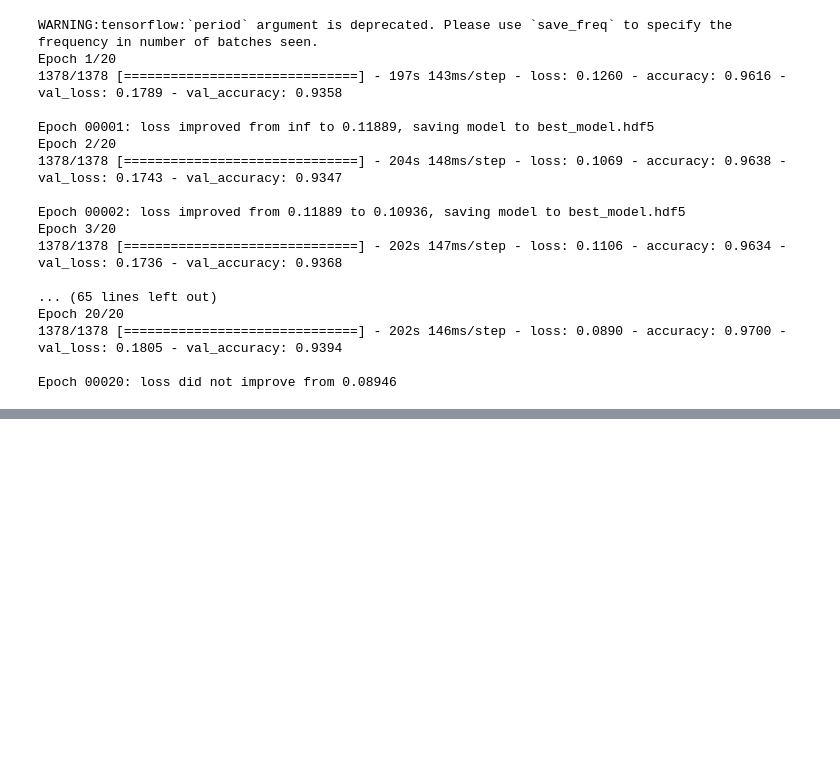
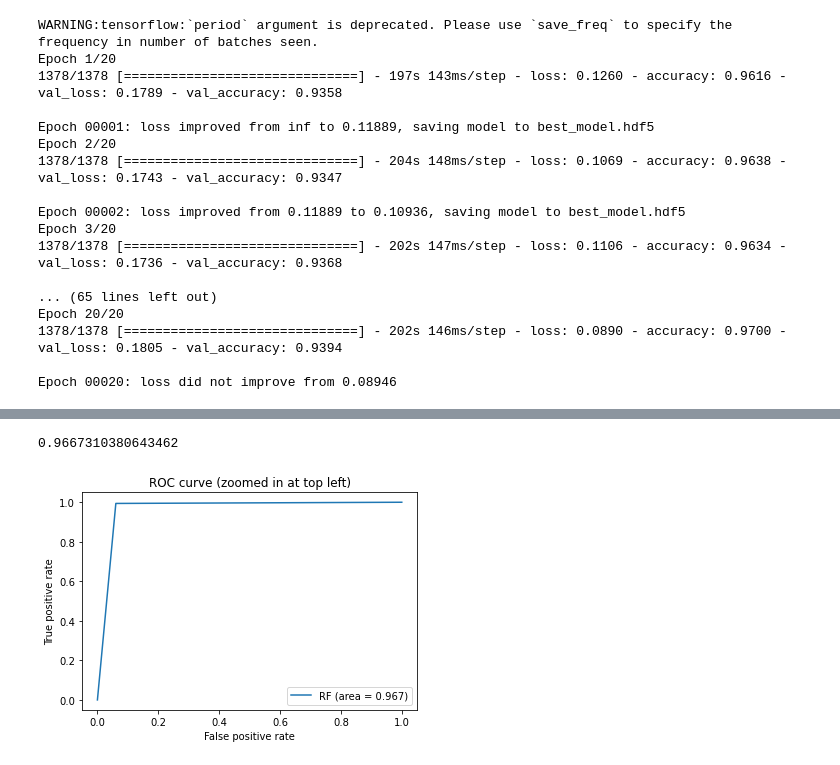
Before and after one commit to chaturvedi-ap/malaria-parasite-presence-detection, a Jupyter notebook: malaria_parasite_detection_CNN.ipynb, the cells around one changed output, grey strips where cells are left out. Cells and saved outputs as stored; diff of their text form; code cells hidden in the pictures; blank space fills up the shorter version.

Commit message:
Model + Evaluation Metrics
Added Model Evaluation metrics

```diff
--- a/malaria_parasite_detection_CNN.ipynb
+++ b/malaria_parasite_detection_CNN.ipynb
@@ -51,3 +53,8 @@ valDatagen = datagen.flow_from_directory(directory='C:/Users/Apoorv/Documents/Gi
                                            subset='validation')
 # %% [output]
 Found 5510 images belonging to 2 classes.
+# %%
+testDatagen = test_datagen.flow_from_directory(directory='C:/Users/Apoorv/Documents/GitHub/malaria-parasite-presence-detection/input_images/cell_images/',
+                                           target_size=(width,height),
+                                           class_mode = 'binary',
+                                           batch_size = 9000)
@@ -124,3 +133,15 @@ Epoch 20/20
 1378/1378 [==============================] - 202s 146ms/step - loss: 0.0890 - accuracy: 0.9700 - val_loss: 0.1805 - val_accuracy: 0.9394
 
 Epoch 00020: loss did not improve from 0.08946
+# %%
+#Loding the Best_Model
+model = models.load_model('best_model.hdf5')
+
+#Making prediction for test_data using the model
+preds = model.predict_generator(testDatagen[0][0])
+# %%
+preds=np.where(preds>=0.5, 1, 0)
+predictions=pd.DataFrame(preds,columns=['label'])
+y_test=pd.DataFrame(testDatagen[0][1],columns=['label'])
+
+model.evaluate(testDatagen[0][0], y_test,verbose=1)
@@ -126,0 +166,4 @@ Epoch 00020: loss did not improve from 0.08946
+# %%
+roc_auc_score(y_test, preds)
+# %% [output]
+0.9667310380643462
@@ -126,0 +172,12 @@ Epoch 00020: loss did not improve from 0.08946
+# %%
+fpr_rf, tpr_rf, thresholds_rf = roc_curve(y_test, preds)
+auc_rf = auc(fpr_rf, tpr_rf)
+# %%
+plt.plot(fpr_rf, tpr_rf, label='RF (area = {:.3f})'.format(auc_rf))
+plt.xlabel('False positive rate')
+plt.ylabel('True positive rate')
+plt.title('ROC curve (zoomed in at top left)')
+plt.legend(loc='best')
+plt.show()
+# %% [output]
+[figure, added]
```
Also changed, not shown: parts of 7 cells of this notebook.
